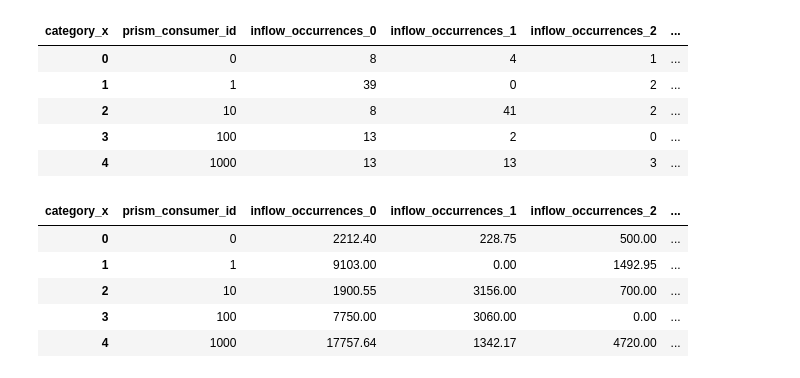
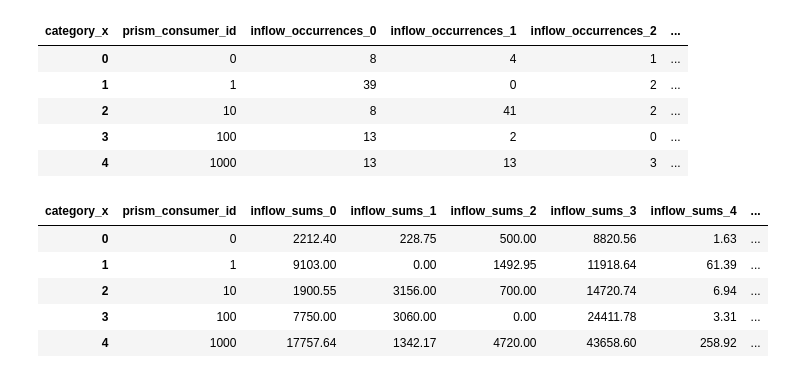
Before and after one commit to hillarychang/dsc180b-capstone-q2, a Jupyter notebook: src/notebooks/kevin_q2_eda.ipynb, the cells around one changed output. Cells and saved outputs as stored; diff of their text form; code cells hidden in the pictures.

```diff
--- a/src/notebooks/kevin_q2_eda.ipynb
+++ b/src/notebooks/kevin_q2_eda.ipynb
@@ -400,25 +407,25 @@ inflow_occurences.head()
 # %%
 # create features based on the sum of occurences in the transactions dataset
 inflow_sums = (
     transaction_categories[transaction_categories["credit_or_debit"] == "CREDIT"]
     .groupby(["prism_consumer_id", "category_x"])['amount']
     .sum()  # Count number of unique occurrences
     .unstack(fill_value=0)  # Create one column per category_x
     .reset_index()
 )
 
 # name columns for clarity
 inflow_sums = inflow_sums.rename(
-    columns=lambda col: f"inflow_occurrences_{col}"
+    columns=lambda col: f"inflow_sums_{col}"
     if col != "prism_consumer_id"
     else col
 )
 inflow_sums.head()
 # %% [output]
-| category_x | prism_consumer_id | inflow_occurrences_0 | inflow_occurrences_1 | inflow_occurrences_2 | ... |
-| 0 | 0 | 2212.40 | 228.75 | 500.00 | ... |
-| 1 | 1 | 9103.00 | 0.00 | 1492.95 | ... |
-| 2 | 10 | 1900.55 | 3156.00 | 700.00 | ... |
-| 3 | 100 | 7750.00 | 3060.00 | 0.00 | ... |
-| 4 | 1000 | 17757.64 | 1342.17 | 4720.00 | ... |
+| category_x | prism_consumer_id | inflow_sums_0 | inflow_sums_1 | inflow_sums_2 | inflow_sums_3 | inflow_sums_4 | ... |
+| 0 | 0 | 2212.40 | 228.75 | 500.00 | 8820.56 | 1.63 | ... |
+| 1 | 1 | 9103.00 | 0.00 | 1492.95 | 11918.64 | 61.39 | ... |
+| 2 | 10 | 1900.55 | 3156.00 | 700.00 | 14720.74 | 6.94 | ... |
+| 3 | 100 | 7750.00 | 3060.00 | 0.00 | 24411.78 | 3.31 | ... |
+| 4 | 1000 | 17757.64 | 1342.17 | 4720.00 | 43658.60 | 258.92 | ... |
 # %%
```
Also changed, not shown: parts of 12 cells of this notebook.
